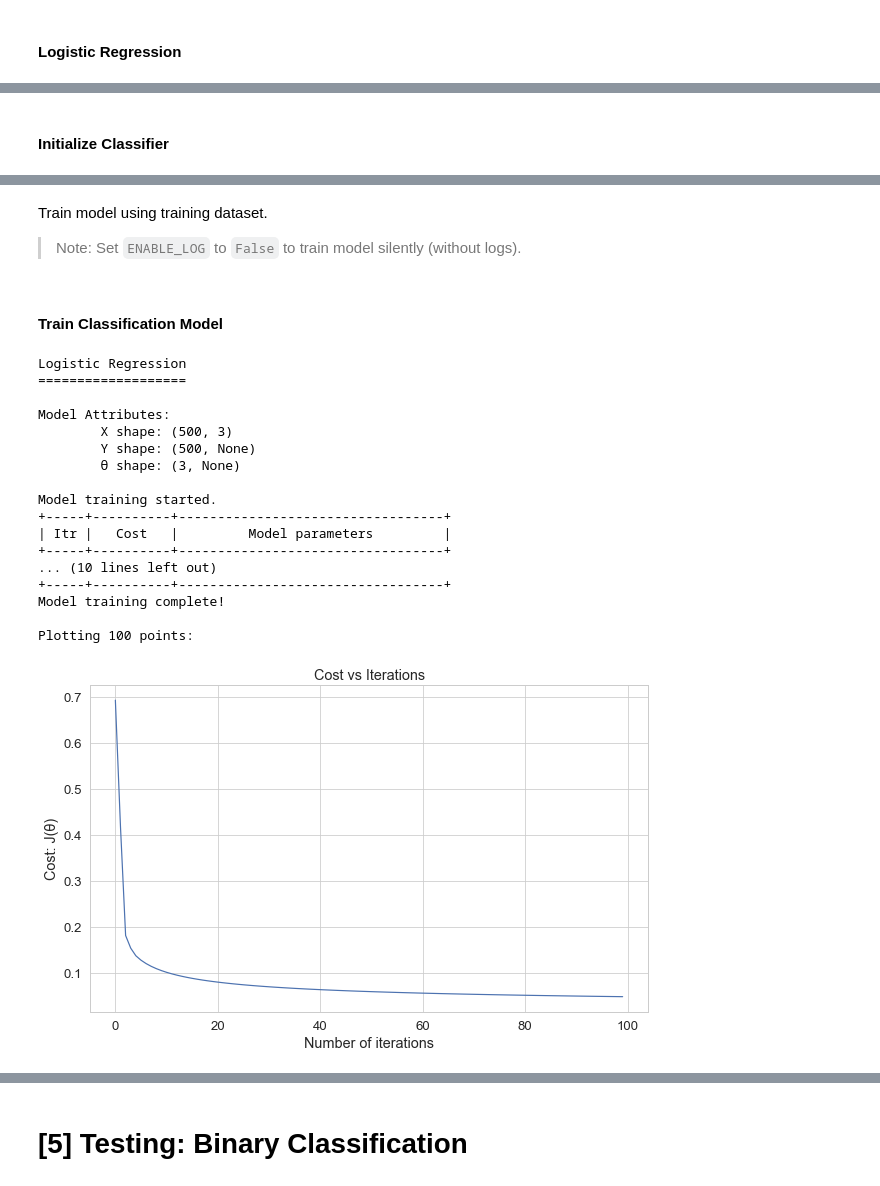
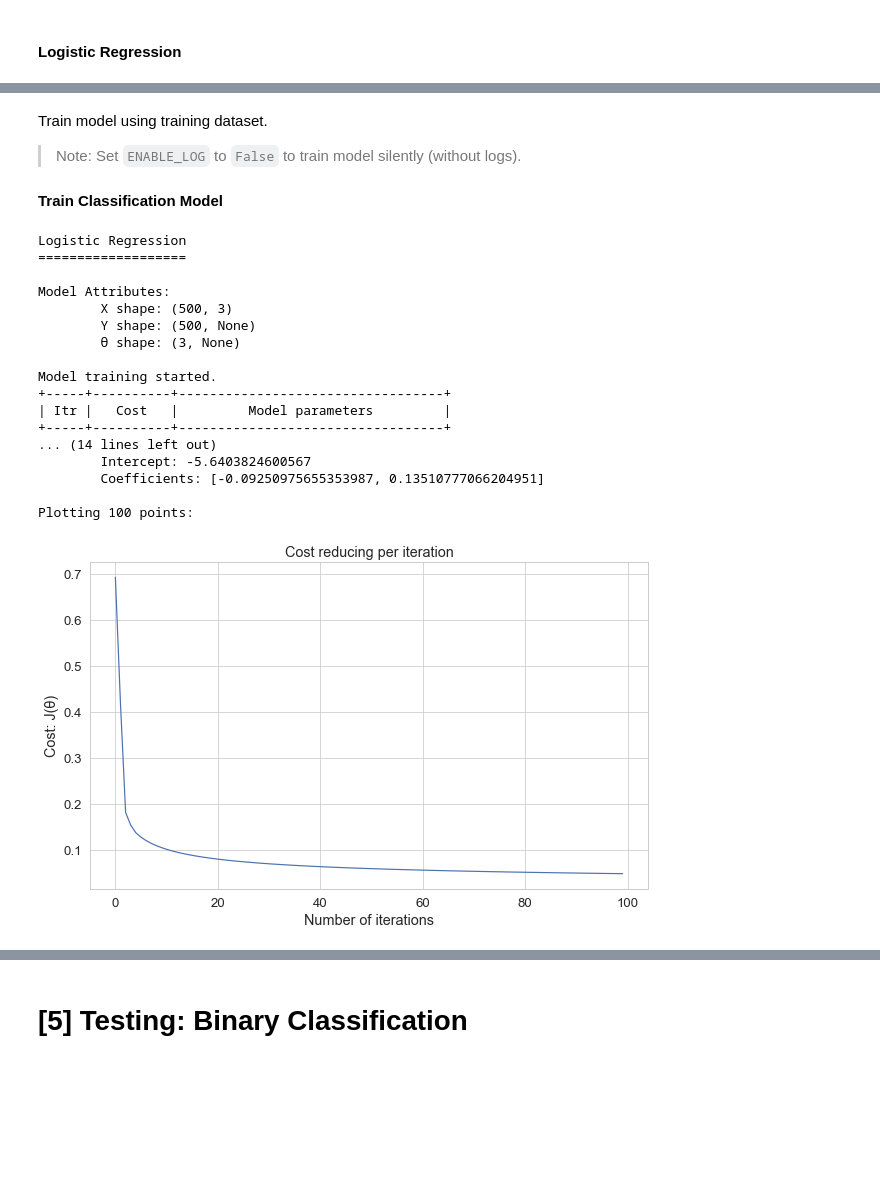
Before and after one commit to DheemanthBhat/ML-Concepts, a Jupyter notebook: 5. Logistic Regression/3. Logistic Regression - V2.ipynb, the cells around one changed output, grey strips where cells are left out. Cells and saved outputs as stored; diff of their text form; code cells hidden in the pictures; blank space fills up the shorter version.

```diff
--- a/5. Logistic Regression/3. Logistic Regression - V2.ipynb
+++ b/5. Logistic Regression/3. Logistic Regression - V2.ipynb
@@ -280,7 +285,7 @@ def standardization(features):
         zeros = np.zeros_like(sample, dtype="float")
         return np.divide(z_mean, std, out=zeros, where=std != 0)
 
-    return transform
+    return (transform, mean, std)
 # %% [output]
 [interactive output not drawn]
 # %% [markdown]
@@ -292,7 +297,7 @@ def plot_cost_vs_itr(points):
     check if cost is reducing in each iteration.
     """
     count, _ = get_shape(points)
-    text(f"Plotting {count} points:")
+    text(f"\nPlotting {count} points:")
 
     x = points[:, 0]
     y = points[:, 1]
@@ -300,7 +305,7 @@ def plot_cost_vs_itr(points):
     plt.figure(figsize=(10, 6))
 
     sns.lineplot(x=x, y=y)
-    plt.title("Cost vs Iterations")
+    plt.title("Cost reducing per iteration")
     plt.xlabel("Number of iterations")
     plt.ylabel("Cost: J(θ)")
 
@@ -310,7 +315,7 @@ def plot_cost_vs_itr(points):
 # %% [markdown]
 #### Logistic Regression
 # %%
-def logistic_regression(X, Y, theta=None):
+def logistic_regression(X, Y, theta=None, scaling=True):
     """
     Function to implement multinomial Logistic Regression
     using Batch Gradient Descent minimization technique.
@@ -330,11 +335,19 @@ def logistic_regression(X, Y, theta=None):
     POSITIVE_CLASS_LABEL = 1
     NEGATIVE_CLASS_LABEL = 0
 
+    transform, mean, std = standardization(X)
+
     def preprocess(features):
         """
-        Closure to add dummy feature for theta-zero.
+        Closure to preprocess input variables:
+            1. Feature scaling.
+            2. Adding dummy feature theta-zero.
         """
         rows, cols = get_shape(features)
+
+        if scaling:
+            # Scaling feature b/w the range -1 std-dev and +1 std-dev.
+            features = transform(features)  # Standardized features.
 
         # Add dummy feature X0 for y-intercept into features
         X_0 = np.ones((rows, 1), features.dtype)
@@ -421,6 +434,17 @@ def logistic_regression(X, Y, theta=None):
         text(table)
         text("Model training complete!\n")
 
+        intercept = theta[0]  # Intercept
+        coef = theta[1:]  # Coefficients
+        if scaling:
+            # Inverse scaling model parameters to work with unscaled features.
+            coef = theta[1:] / std
+            intercept = theta[0] - coef.dot(mean)
+
+        text("Model Parameters:")
+        text("\tIntercept:", intercept.item())
+        text("\tCoefficients:", coef.tolist())
+
         if plot_cost:
             plot_cost_vs_itr(np.array(costs))
 
@@ -432,10 +456,9 @@ def logistic_regression(X, Y, theta=None):
             pp_f = preprocess(np.array(features, ndmin=2))
 
             # Predict and return target value.
-            y = POSITIVE_CLASS_LABEL if h(pp_f).item() >= 0.5 else NEGATIVE_CLASS_LABEL
-            return (y, theta.tolist())
+            return POSITIVE_CLASS_LABEL if h(pp_f).item() >= 0.5 else NEGATIVE_CLASS_LABEL
 
-        return predict
+        return predict, (intercept, coef)
 
     return fit
 # %% [output]
@@ -456,5 +471,3 @@ X = transform()
-# %% [markdown]
-#### Initialize Classifier
 # %%
 ENABLE_LOG = True
 
@@ -465,30 +481,31 @@ fit = logistic_regression(X, Y)
 Train model using training dataset.
 
 > Note: Set `ENABLE_LOG` to `False` to train model silently (without logs).
+
+#### Train Classification Model
-# %% [markdown]
-#### Train Classification Model
 # %%
 # Fit Logistic Regression model.
-predict = fit(alpha=10, max_itr=100, lamda=0.0001, nth=10, plot_cost=True, precision=6)
+predict, model_params = fit(alpha=10, max_itr=100, lamda=0.0001, nth=10, plot_cost=True)
+# nth := Print cost and model parameters every nth iteration.
 # %% [output]
 Logistic Regression
 ===================
 
 Model Attributes:
         X shape: (500, 3)
         Y shape: (500, None)
         θ shape: (3, None)
 
 Model training started.
 +-----+----------+----------------------------------+
 | Itr |   Cost   |         Model parameters         |
 +-----+----------+----------------------------------+
-... (10 lines left out)
-+-----+----------+----------------------------------+
-Model training complete!
+... (14 lines left out)
+        Intercept: -5.6403824600567
+        Coefficients: [-0.09250975655353987, 0.13510777066204951]
 
 Plotting 100 points:
-[figure, old version]
+[figure, new version]
 [interactive output not drawn]
 # %% [markdown]
 <a id="[5]-Testing-Model"></a>
```
Also changed, not shown: parts of 9 cells of this notebook.
